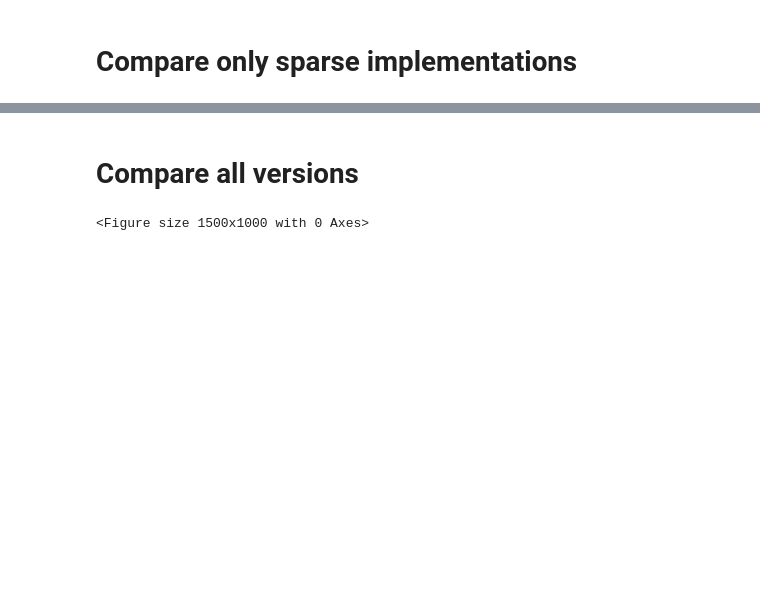
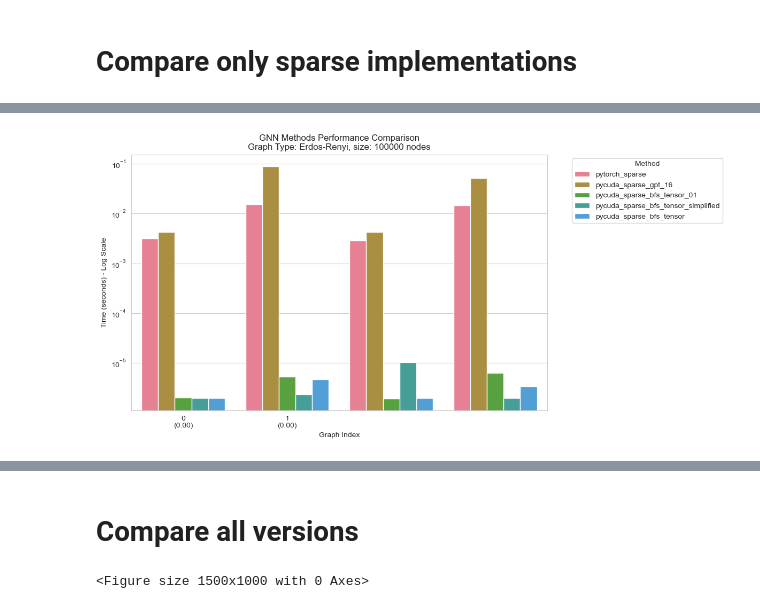
Before and after one commit to Kayisn/GPUGNN, a Jupyter notebook: notebook_plots.ipynb, the cells around one changed output, grey strips where cells are left out. Drawn from its saved outputs; the diff is of its cells as text; code cells hidden in the pictures; blank space fills up the shorter version.

```diff
--- a/notebook_plots.ipynb
+++ b/notebook_plots.ipynb
@@ -3,3 +78,63 @@
+# %%
+import json
+import seaborn as sns
+import pandas as pd
+import matplotlib.pyplot as plt
+import numpy as np
+
+# Load and preprocess data
+with open('gnn_results.json', 'r') as f:
+    results = json.load(f)
+
+# Filter and clean results
+results = [r for r in results if 'pycuda_sparse_gpt' != r['method']
+          and 'pycuda_sparse_bfs_gptsuggestions' != r['method']
+          and 'total_time' not in r['method']]
+
+# Fix time column naming
+for result in results:
+    if 'multiplication_time' in result:
+        result['time_seconds'] = result['multiplication_time']
+        del result['multiplication_time']
+
+# Create DataFrame for seaborn
+df_data = []
+for result in results:
+    if 'sparse' in result['method'] and 'tiled' not in result['method']:
+        df_data.append({
+            'method': result['method'],
+            'graph_index': result['graph_index'],
+            'time_seconds': result['time_seconds'],
+            'graph_type': result['graph_type'],
+            'sparsity': result.get('sparsity', 'N/A')
+        })
+
+df = pd.DataFrame(df_data)
+
+# Create plot
+plt.figure(figsize=(12, 6))
+sns.set_style("whitegrid")
+sns.set_palette("husl")
+
+# Create barplot with log scale
+ax = sns.barplot(data=df, x='graph_index', y='time_seconds', hue='method')
+plt.yscale('log')  # Use log scale for better visualization
+
+# Customize plot
+plt.title(f'GNN Methods Performance Comparison\nGraph Type: {graph_name}, size: 100000 nodes')
+plt.xlabel('Graph Index')
+plt.ylabel('Time (seconds) - Log Scale')
+
+# Add sparsity values to x-axis labels
+xtick_labels = [f'{idx}\n({sparsity:.2f})' if sparsity != 'N/A' else f'{idx}\n(N/A)'
+                for idx, sparsity in zip(df['graph_index'].unique(), df['sparsity'].unique())]
+ax.set_xticklabels(xtick_labels)
+
+plt.legend(title='Method', bbox_to_anchor=(1.05, 1), loc='upper left')
+plt.tight_layout()
+plt.show()
+# %% [output]
+[figure, added]
 # %%
 import json
 import matplotlib.pyplot as plt
```
Also changed, not shown: parts of 5 cells of this notebook, 23 other files.
